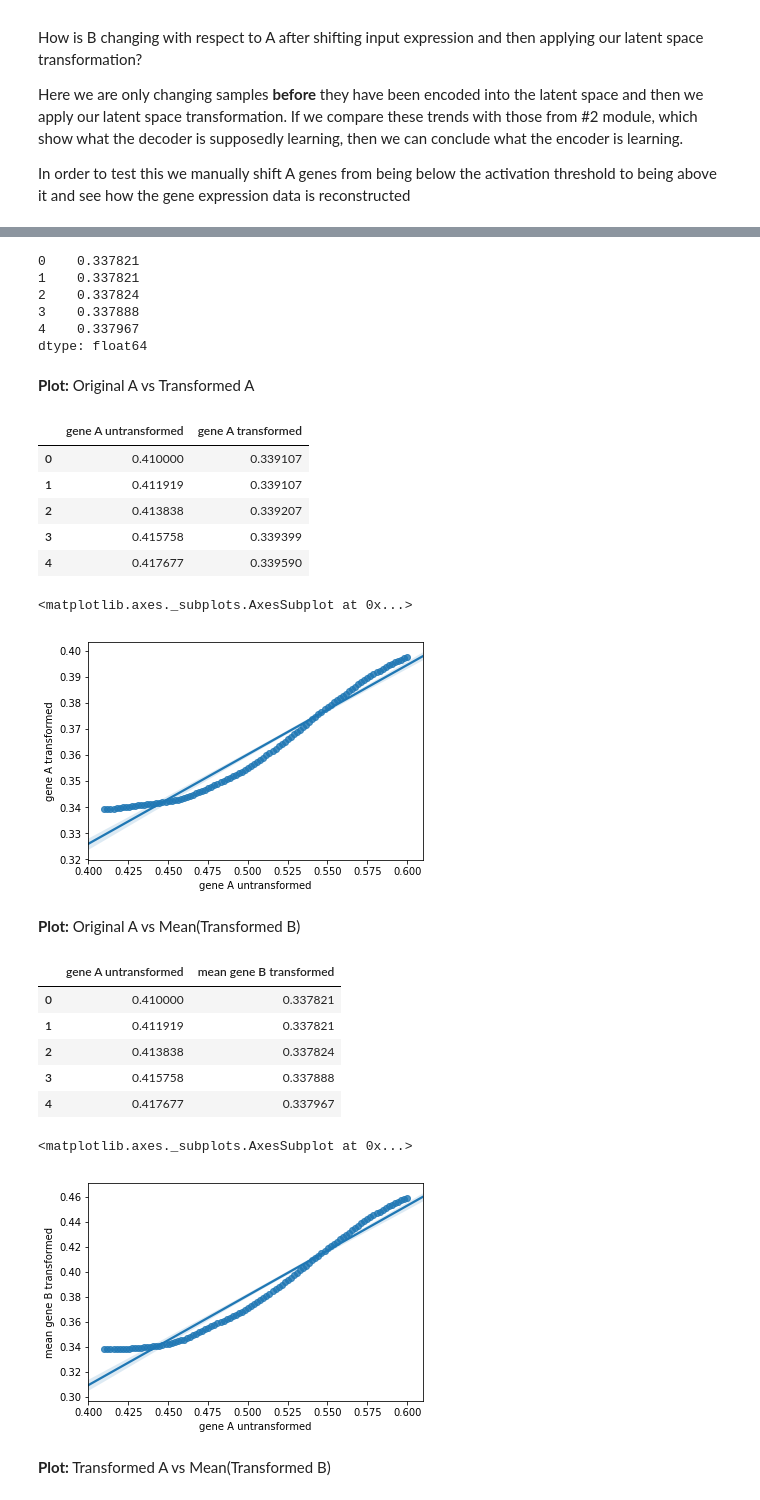
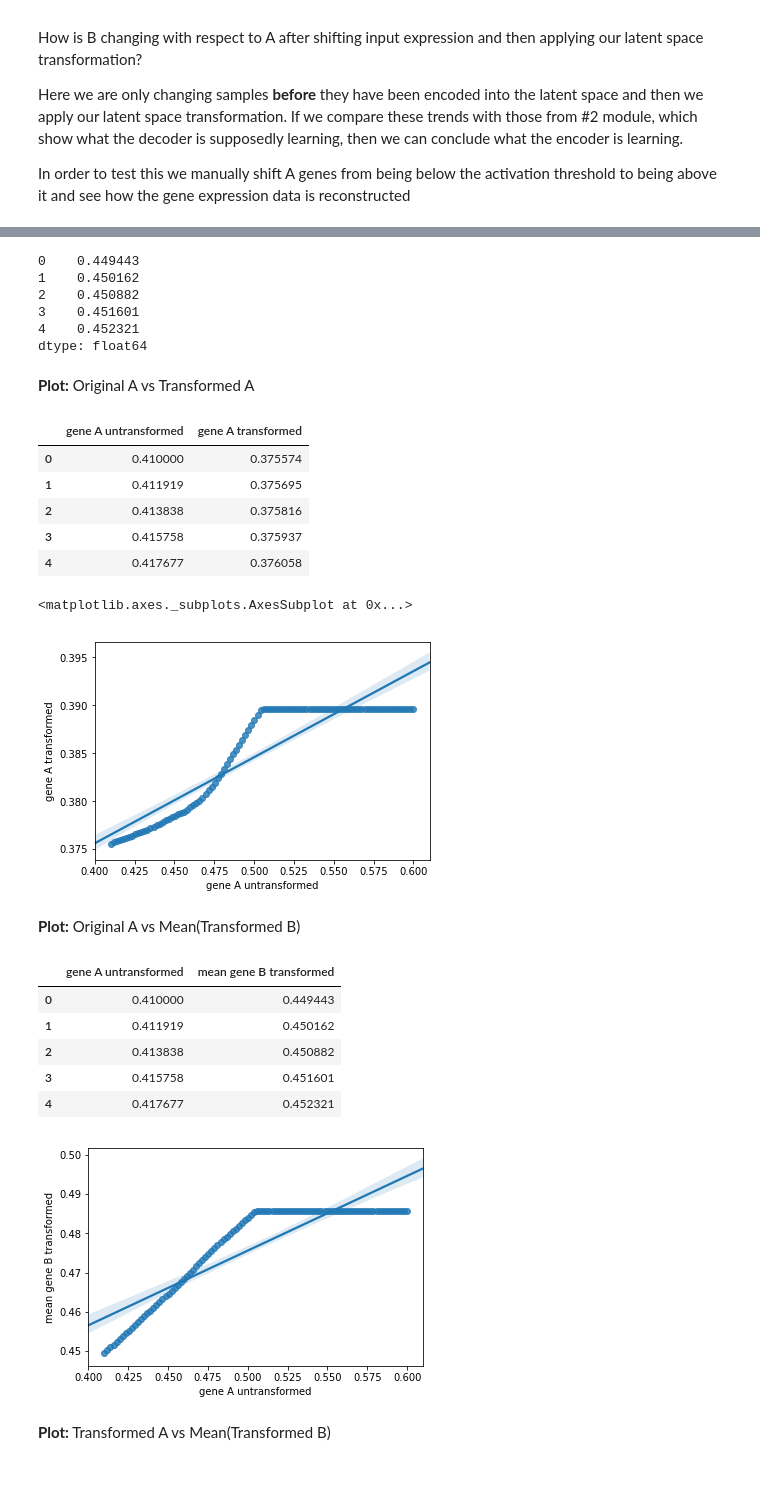
Before and after one commit to greenelab/Pseudomonas_latent_spaces, a Jupyter notebook: scripts/2_explore_relationship_AandB_pt2.ipynb, the cells around one changed output, grey strips where cells are left out. Saved outputs shown, nothing was run; the diff lists cells and outputs as text; code cells hidden in the pictures.

Commit message:
re-ran scripts to get figures for prelim

```diff
--- a/scripts/2_explore_relationship_AandB_pt2.ipynb
+++ b/scripts/2_explore_relationship_AandB_pt2.ipynb
@@ -30,7 +31,7 @@ Using TensorFlow backend.
 # %%
 # Load
 base_dir = os.path.dirname(os.getcwd())
-analysis_name = 'sim_balancedAB_2latent'
+analysis_name = 'sim_balancedAB_100_2latent'
 
 sim_data_file = os.path.join(
     base_dir,
@@ -99,6 +100,20 @@ weights_decoder_file = glob.glob(
         "*_decoder_weights.h5"
     )
 )[0]
+# %%
+# Output image files
+positive_trend_file = os.path.join(
+    base_dir,
+    "viz",
+    analysis_name,
+    "input_A_B.png"
+)
+model_trend_file = os.path.join(
+    base_dir,
+    "viz",
+    analysis_name,
+    "model_A_transformB.png"
+)
 # %%
 # Read data
 sim_data = pd.read_table(sim_data_file, index_col=0, header=0, compression='xz')
@@ -701,11 +834,11 @@ geneSetB_exp = predict_gene_exp[geneSetB_ls]
 geneSetB_transformed_mean = geneSetB_exp.mean(axis=1)
 geneSetB_transformed_mean.head()
 # %% [output]
-0    0.337821
-1    0.337821
-2    0.337824
-3    0.337888
-4    0.337967
+0    0.449443
+1    0.450162
+2    0.450882
+3    0.451601
+4    0.452321
 dtype: float64
 # %% [markdown]
 **Plot:** Original A vs Transformed A
@@ -721,11 +854,11 @@ original_A_vs_transformed_A_df = pd.merge(original_A_exp.to_frame('gene A untran
 original_A_vs_transformed_A_df.head()
 # %% [output]
 |  | gene A untransformed | gene A transformed |
-| 0 | 0.410000 | 0.339107 |
-| 1 | 0.411919 | 0.339107 |
-| 2 | 0.413838 | 0.339207 |
-| 3 | 0.415758 | 0.339399 |
-| 4 | 0.417677 | 0.339590 |
+| 0 | 0.410000 | 0.375574 |
+| 1 | 0.411919 | 0.375695 |
+| 2 | 0.413838 | 0.375816 |
+| 3 | 0.415758 | 0.375937 |
+| 4 | 0.417677 | 0.376058 |
 # %%
 # Plot
 sns.regplot(x='gene A untransformed',
@@ -733,7 +866,7 @@ sns.regplot(x='gene A untransformed',
            data = original_A_vs_transformed_A_df)
 # %% [output]
 <matplotlib.axes._subplots.AxesSubplot at 0x...>
-[figure, old version]
+[figure, new version]
 # %% [markdown]
 **Plot:** Original A vs Mean(Transformed B)
 # %%
@@ -748,20 +881,21 @@ original_A_vs_transformed_B_df = pd.merge(original_A_exp.to_frame('gene A untran
 original_A_vs_transformed_B_df.head()
 # %% [output]
 |  | gene A untransformed | mean gene B transformed |
-| 0 | 0.410000 | 0.337821 |
-| 1 | 0.411919 | 0.337821 |
-| 2 | 0.413838 | 0.337824 |
-| 3 | 0.415758 | 0.337888 |
-| 4 | 0.417677 | 0.337967 |
+| 0 | 0.410000 | 0.449443 |
+| 1 | 0.411919 | 0.450162 |
+| 2 | 0.413838 | 0.450882 |
+| 3 | 0.415758 | 0.451601 |
+| 4 | 0.417677 | 0.452321 |
 # %%
 # Plot
 # A before transformation vs B after transformation
-sns.regplot(x='gene A untransformed',
+A_transformB = sns.regplot(x='gene A untransformed',
             y='mean gene B transformed',
            data = original_A_vs_transformed_B_df)
+fig = A_transformB.get_figure()
+fig.savefig(model_trend_file, dpi=300)
 # %% [output]
-<matplotlib.axes._subplots.AxesSubplot at 0x...>
-[figure, old version]
+[figure, new version]
 # %% [markdown]
 **Plot:** Transformed A vs Mean(Transformed B)
 # %%
```
Also changed, not shown: parts of 21 cells of this notebook, 1 other file.
